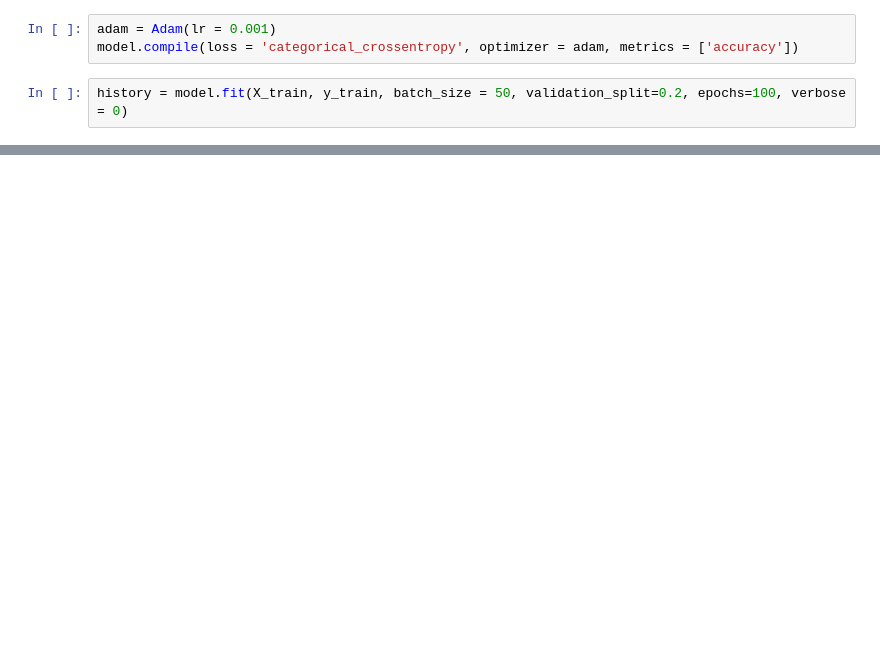
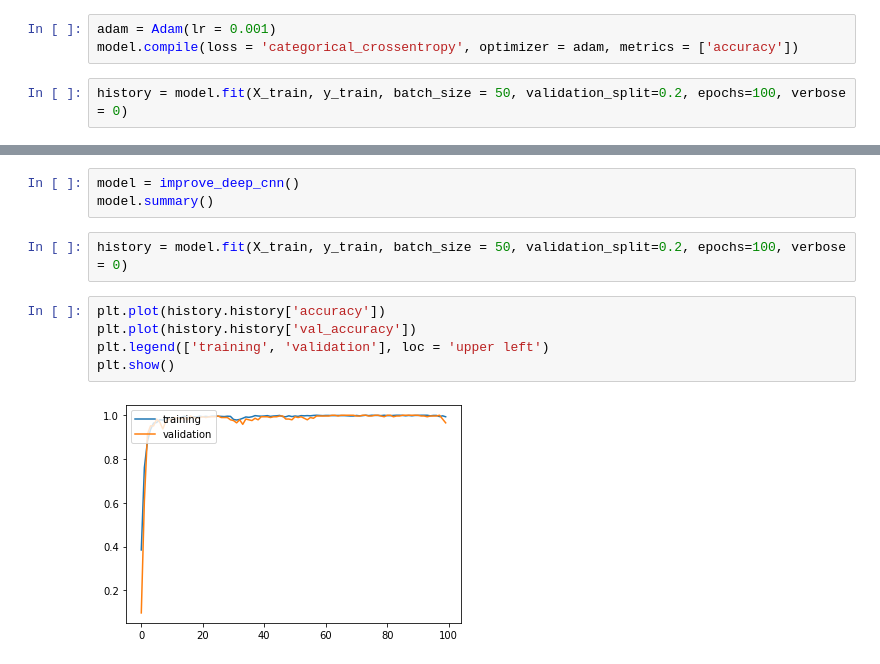
Before and after one commit to Supreme-YS/ML, a Jupyter notebook: cnn_basic_Keras.ipynb, the cells around one changed output, grey strips where cells are left out. Drawn from its saved outputs; the diff is of its cells as text; blank space fills up the shorter version.

```diff
--- a/cnn_basic_Keras.ipynb
+++ b/cnn_basic_Keras.ipynb
@@ -209,0 +301,12 @@ Test accuracy : 0.980555534362793
+# %%
+model = improve_deep_cnn()
+model.summary()
+# %%
+history = model.fit(X_train, y_train, batch_size = 50, validation_split=0.2, epochs=100, verbose = 0)
+# %%
+plt.plot(history.history['accuracy'])
+plt.plot(history.history['val_accuracy'])
+plt.legend(['training', 'validation'], loc = 'upper left')
+plt.show()
+# %% [output]
+[figure, added]
```
Also changed, not shown: parts of 16 cells of this notebook.
